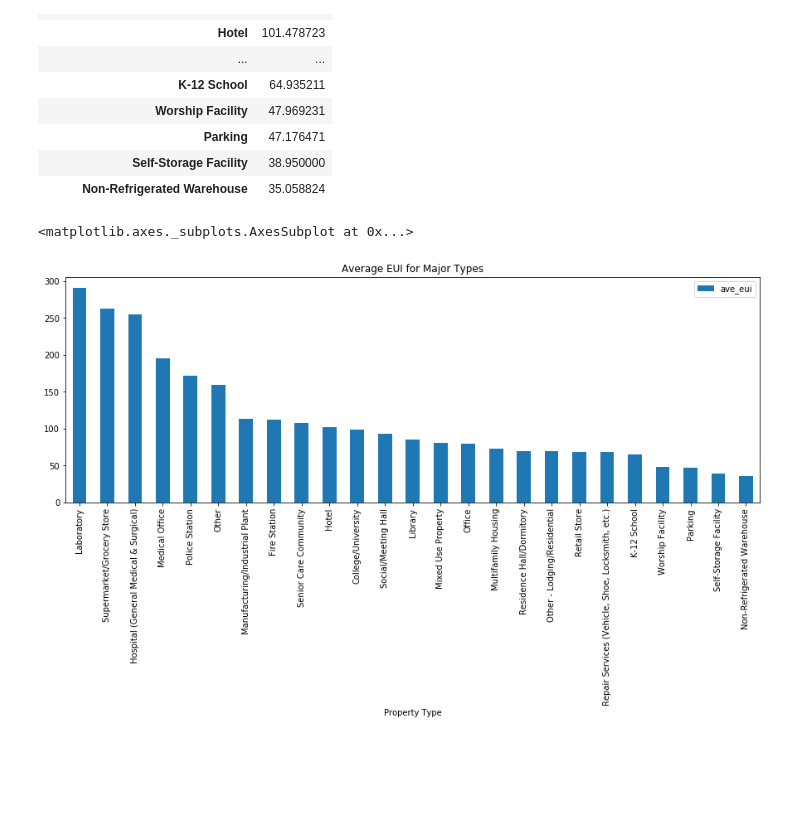
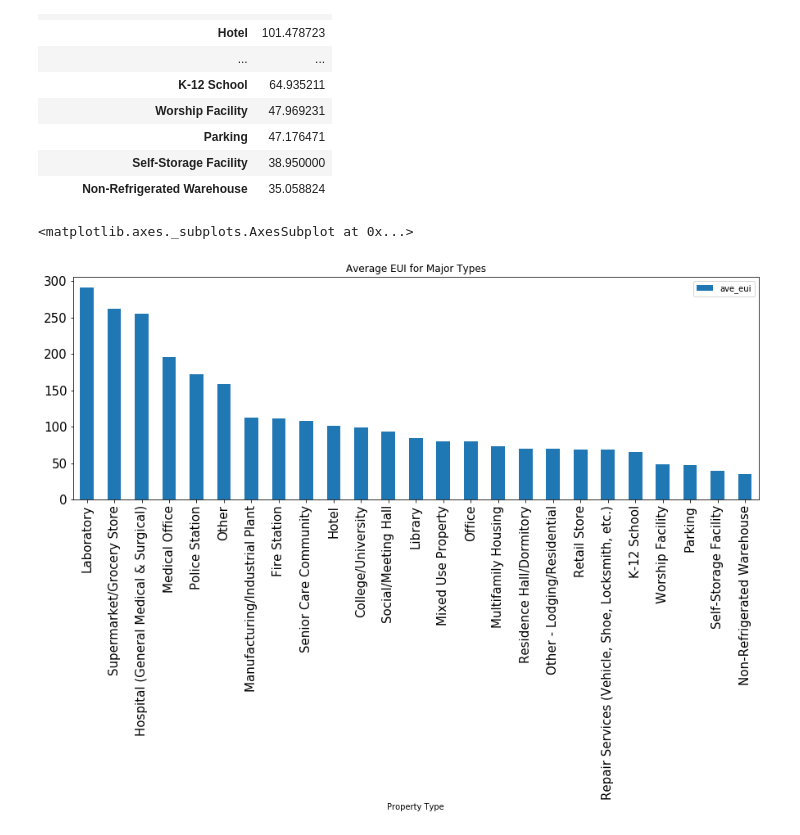
Before and after one commit to CoryVegan/Estimation-of-Energy-Use-Intensity-of-Buildings, a Jupyter notebook: 2.EUI_PropertyType/EUI_PropertyType_Shi.ipynb, the cells around one changed output. Saved outputs shown, nothing was run; the diff lists cells and outputs as text; code cells hidden in the pictures; blank space fills up the shorter version.

```diff
--- a/2.EUI_PropertyType/EUI_PropertyType_Shi.ipynb
+++ b/2.EUI_PropertyType/EUI_PropertyType_Shi.ipynb
@@ -219,7 +219,7 @@ type_ave_eui
 | Self-Storage Facility | 38.950000 |
 | Non-Refrigerated Warehouse | 35.058824 |
 # %%
-type_ave_eui.plot.bar(figsize=(15,5),title="Average EUI for Major Types")
+type_ave_eui.plot.bar(figsize=(15,5),title="Average EUI for Major Types",fontsize=15)
 # %% [output]
 <matplotlib.axes._subplots.AxesSubplot at 0x...>
-[figure, old version]
+[figure, new version]
```
Also changed, not shown: 1 other file.
